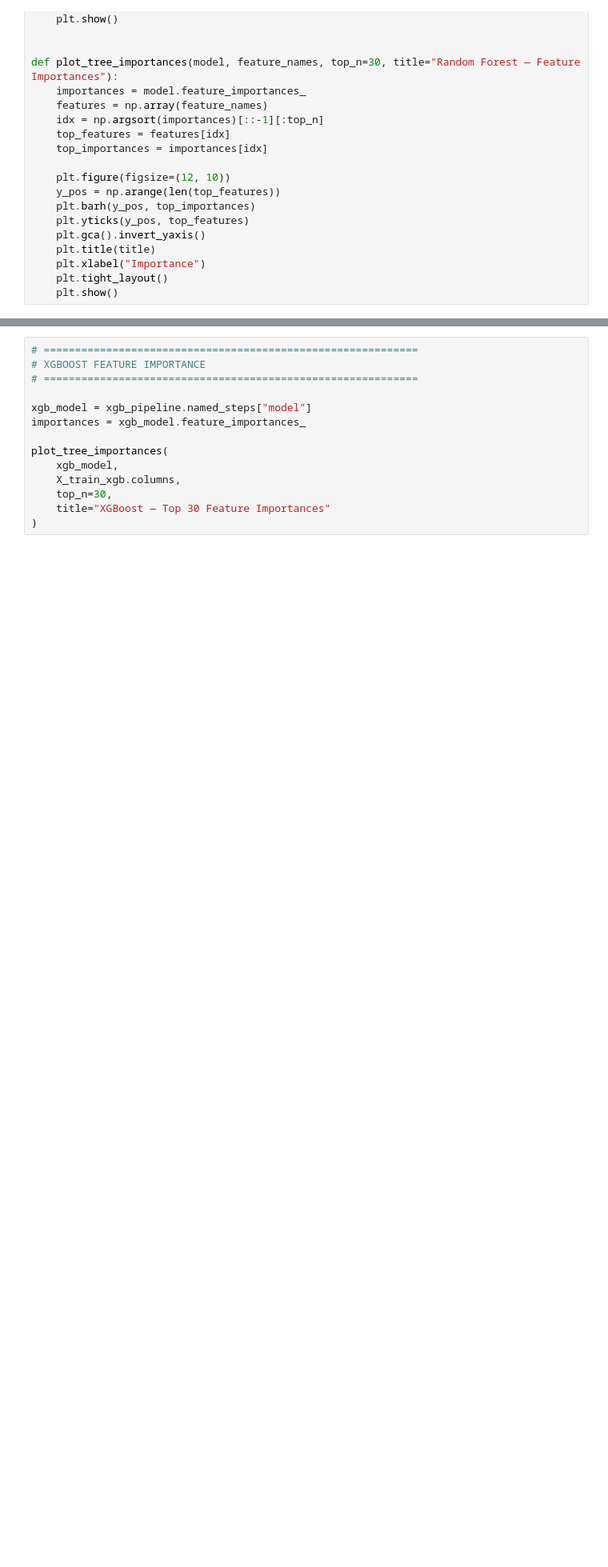
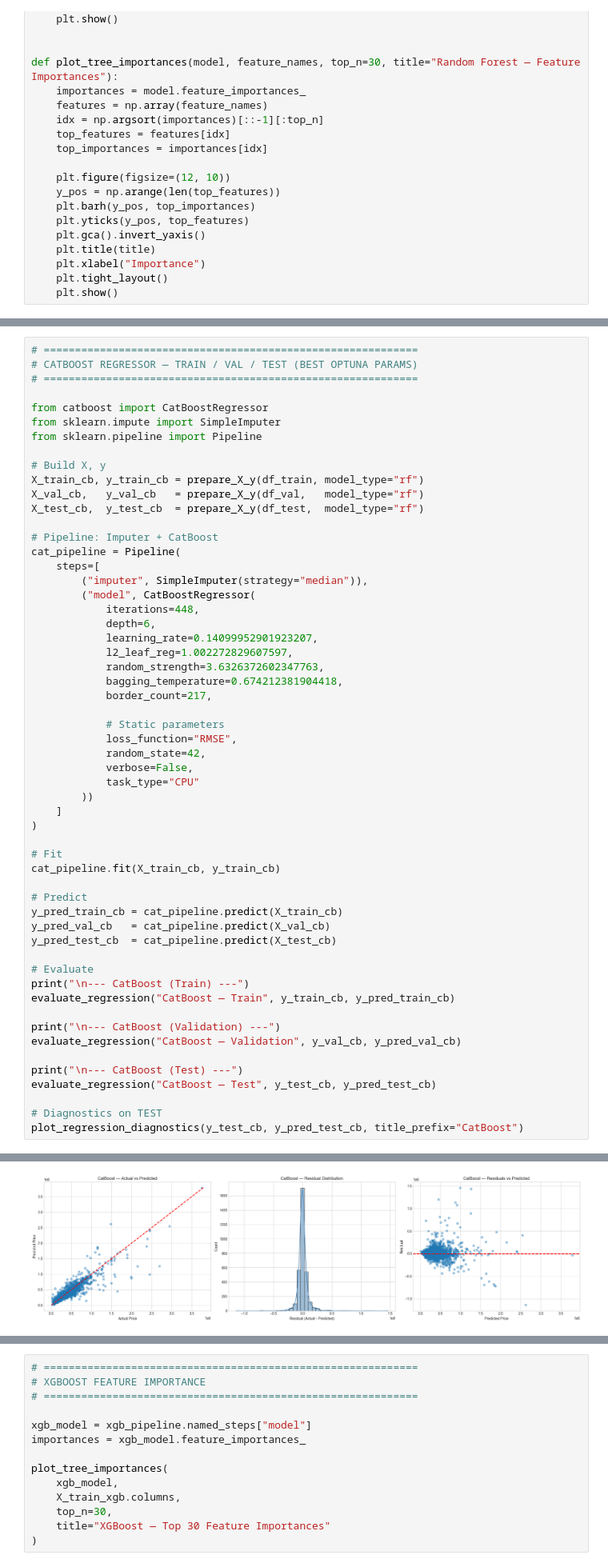
Before and after one commit to AmineSam/immo-eliza-Amine, a Jupyter notebook: notebooks/analysis copy.ipynb, the cells around one changed output, grey strips where cells are left out. Shown at 80% size. Drawn from its saved outputs; the diff is of its cells as text; blank space fills up the shorter version.

```diff
--- a/notebooks/analysis copy.ipynb
+++ b/notebooks/analysis copy.ipynb
@@ -238,0 +415,57 @@ R² : 0.7866
+# %%
+# ============================================================
+# CATBOOST REGRESSOR — TRAIN / VAL / TEST (BEST OPTUNA PARAMS)
+# ============================================================
+
+from catboost import CatBoostRegressor
+from sklearn.impute import SimpleImputer
+from sklearn.pipeline import Pipeline
+
+# Build X, y
+X_train_cb, y_train_cb = prepare_X_y(df_train, model_type="rf")
+X_val_cb,   y_val_cb   = prepare_X_y(df_val,   model_type="rf")
+X_test_cb,  y_test_cb  = prepare_X_y(df_test,  model_type="rf")
+
+# Pipeline: Imputer + CatBoost
+cat_pipeline = Pipeline(
+    steps=[
+        ("imputer", SimpleImputer(strategy="median")),
+        ("model", CatBoostRegressor(
+            iterations=448,
+            depth=6,
+            learning_rate=0.14099952901923207,
+            l2_leaf_reg=1.002272829607597,
+            random_strength=3.6326372602347763,
+            bagging_temperature=0.674212381904418,
+            border_count=217,
+
+            # Static parameters
+            loss_function="RMSE",
+            random_state=42,
+            verbose=False,
+            task_type="CPU"
+        ))
+    ]
+)
+
+# Fit
+cat_pipeline.fit(X_train_cb, y_train_cb)
+
+# Predict
+y_pred_train_cb = cat_pipeline.predict(X_train_cb)
+y_pred_val_cb   = cat_pipeline.predict(X_val_cb)
+y_pred_test_cb  = cat_pipeline.predict(X_test_cb)
+
+# Evaluate
+print("\n--- CatBoost (Train) ---")
+evaluate_regression("CatBoost — Train", y_train_cb, y_pred_train_cb)
+
+print("\n--- CatBoost (Validation) ---")
+evaluate_regression("CatBoost — Validation", y_val_cb, y_pred_val_cb)
+
+print("\n--- CatBoost (Test) ---")
+evaluate_regression("CatBoost — Test", y_test_cb, y_pred_test_cb)
+
+# Diagnostics on TEST
+plot_regression_diagnostics(y_test_cb, y_pred_test_cb, title_prefix="CatBoost")
+# %% [output]
@@ -238,0 +486 @@ R² : 0.7866
+[figure, added]
```
Also changed, not shown: parts of 26 cells of this notebook, 8 other files.
